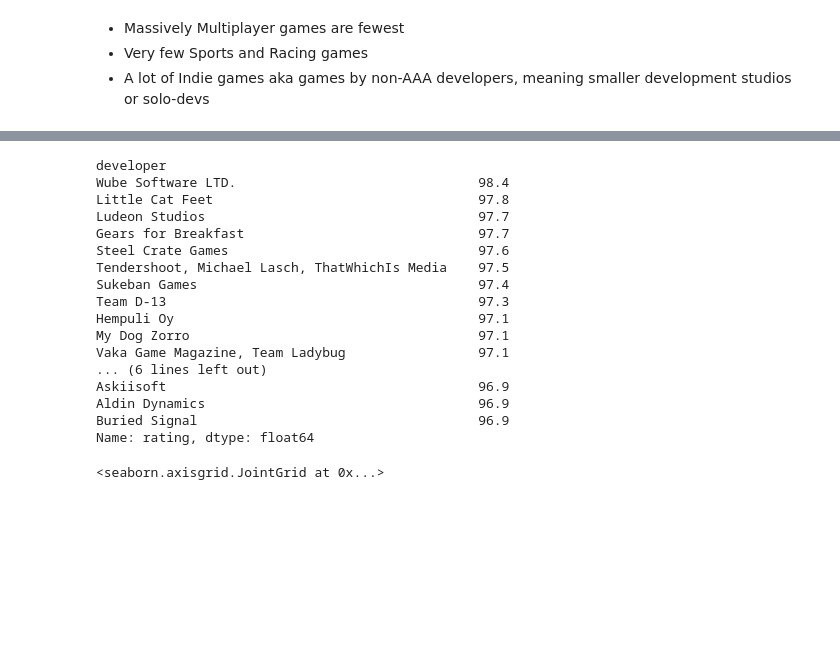
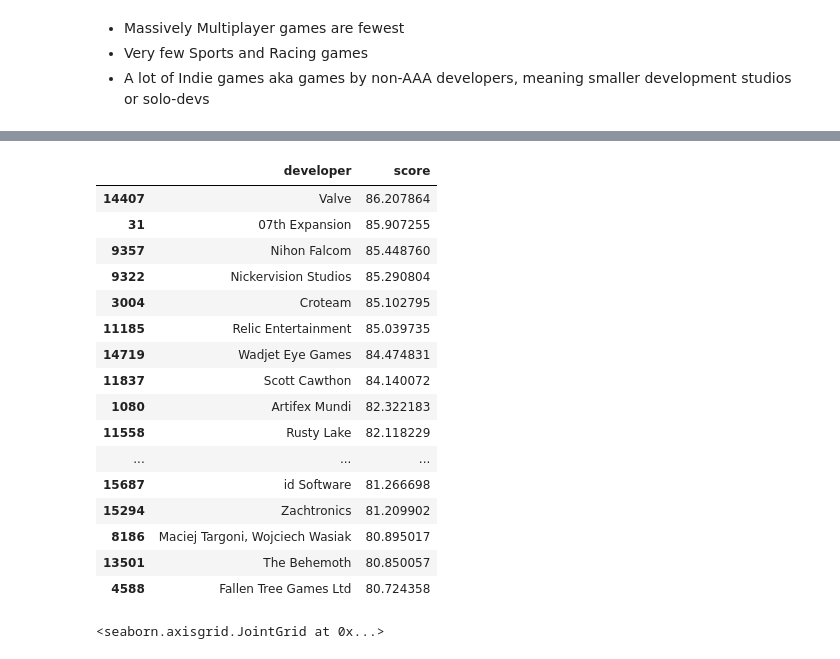
Before and after one commit to bryan9898/1015, a Jupyter notebook: steamdata/Steam Data - Exploratory Data Analysis.ipynb, the cells around one changed output, grey strips where cells are left out. Drawn from its saved outputs; the diff is of its cells as text; code cells hidden in the pictures; blank space fills up the shorter version.

```diff
--- a/steamdata/Steam Data - Exploratory Data Analysis.ipynb
+++ b/steamdata/Steam Data - Exploratory Data Analysis.ipynb
@@ -144,26 +143,41 @@ plt.title("Number of Games Produced by each Developer");
-# %%
-# top developers, developers that produce the highest rated games
-developer_df = pd.DataFrame(data.developer.apply(lambda x: x.split(';')))
-developer_df = pd.concat([developer_df, data["rating"]], axis = "columns")
-developer_df = developer_df.explode("developer")
-
-developer_df.groupby(["developer"])["rating"].mean().sort_values(ascending = False).head(20)
-# %% [output]
-developer
-Wube Software LTD.                               98.4
-Little Cat Feet                                  97.8
-Ludeon Studios                                   97.7
-Gears for Breakfast                              97.7
-Steel Crate Games                                97.6
-Tendershoot, Michael Lasch, ThatWhichIs Media    97.5
-Sukeban Games                                    97.4
-Team D-13                                        97.3
-Hempuli Oy                                       97.1
-My Dog Zorro                                     97.1
-Vaka Game Magazine, Team Ladybug                 97.1
-... (6 lines left out)
-Askiisoft                                        96.9
-Aldin Dynamics                                   96.9
-Buried Signal                                    96.9
-Name: rating, dtype: float64
+# %%
+# get top developers by scoring using Bayesian Average: S = wR + (1-w)C
+# S = score of dev
+# R = average of game ratings for the dev
+# C = average of game ratings for all devs
+# W = weight assigned to R and computed as v/(v+m),
+# where v = number of game ratings for that dev, m = average number of game ratings for all devs
+
+ratings = developer_df.groupby(["developer"])["rating"].apply(list)
+ratings = pd.DataFrame(ratings)
+ratings = ratings.merge(developer_count, on = "developer")
+
+ratings["R"] = ratings["rating"].apply(lambda x: sum(x)/len(x))
+C = ratings["rating"].apply(lambda x: sum(x)).sum() / ratings["developer_count"].sum()
+M = ratings["developer_count"].sum() / ratings.shape[0]
+ratings["W"] = ratings["developer_count"] / (ratings["developer_count"]+M)
+ratings["S"] = ratings["W"]*ratings["R"] + (1 - ratings["W"])*C
+
+developer_data = ratings[["developer", "S"]]
+developer_data = developer_data.rename(columns = {"S":"score"})
+
+developer_data.sort_values(by = "score", ascending = False).head(20)
+# %% [output]
+|  | developer | score |
+| 14407 | Valve | 86.207864 |
+| 31 | 07th Expansion | 85.907255 |
+| 9357 | Nihon Falcom | 85.448760 |
+| 9322 | Nickervision Studios | 85.290804 |
+| 3004 | Croteam | 85.102795 |
+| 11185 | Relic Entertainment | 85.039735 |
+| 14719 | Wadjet Eye Games | 84.474831 |
+| 11837 | Scott Cawthon | 84.140072 |
+| 1080 | Artifex Mundi | 82.322183 |
+| 11558 | Rusty Lake | 82.118229 |
+| ... | ... | ... |
+| 15687 | id Software | 81.266698 |
+| 15294 | Zachtronics | 81.209902 |
+| 8186 | Maciej Targoni, Wojciech Wasiak | 80.895017 |
+| 13501 | The Behemoth | 80.850057 |
+| 4588 | Fallen Tree Games Ltd | 80.724358 |
 # %%
```
Also changed, not shown: parts of 15 cells of this notebook.
